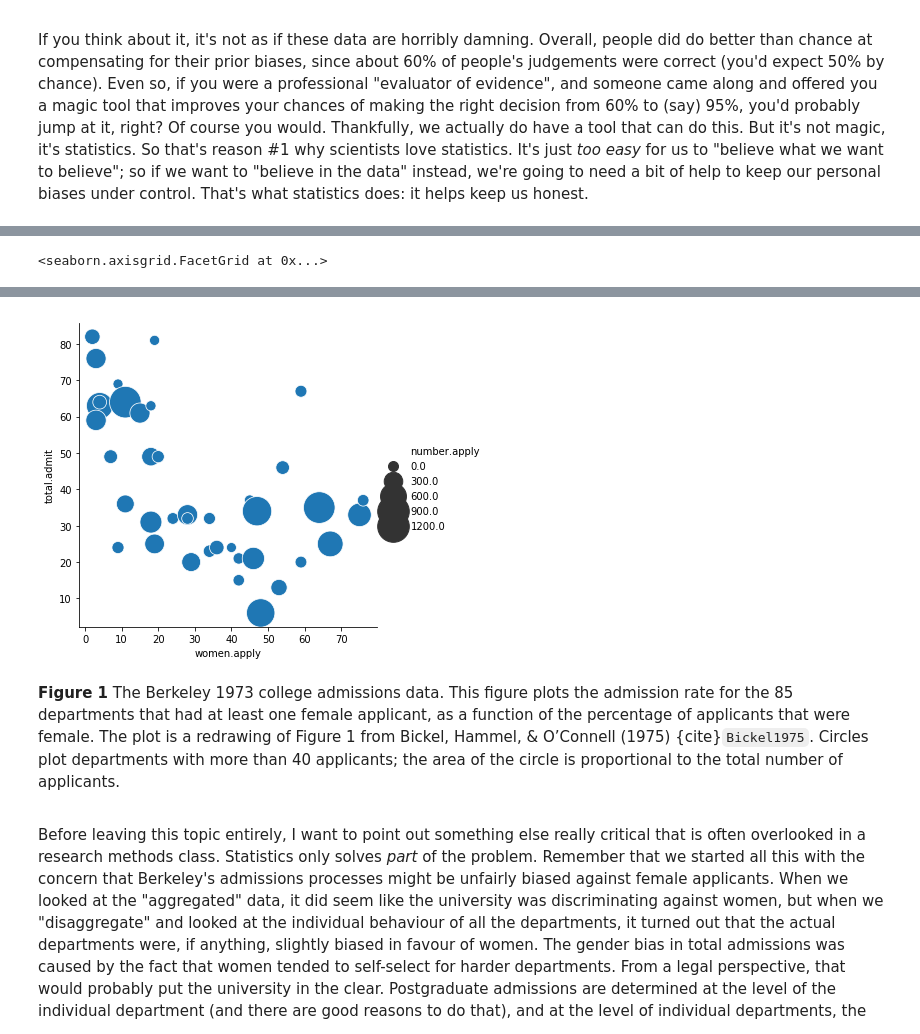
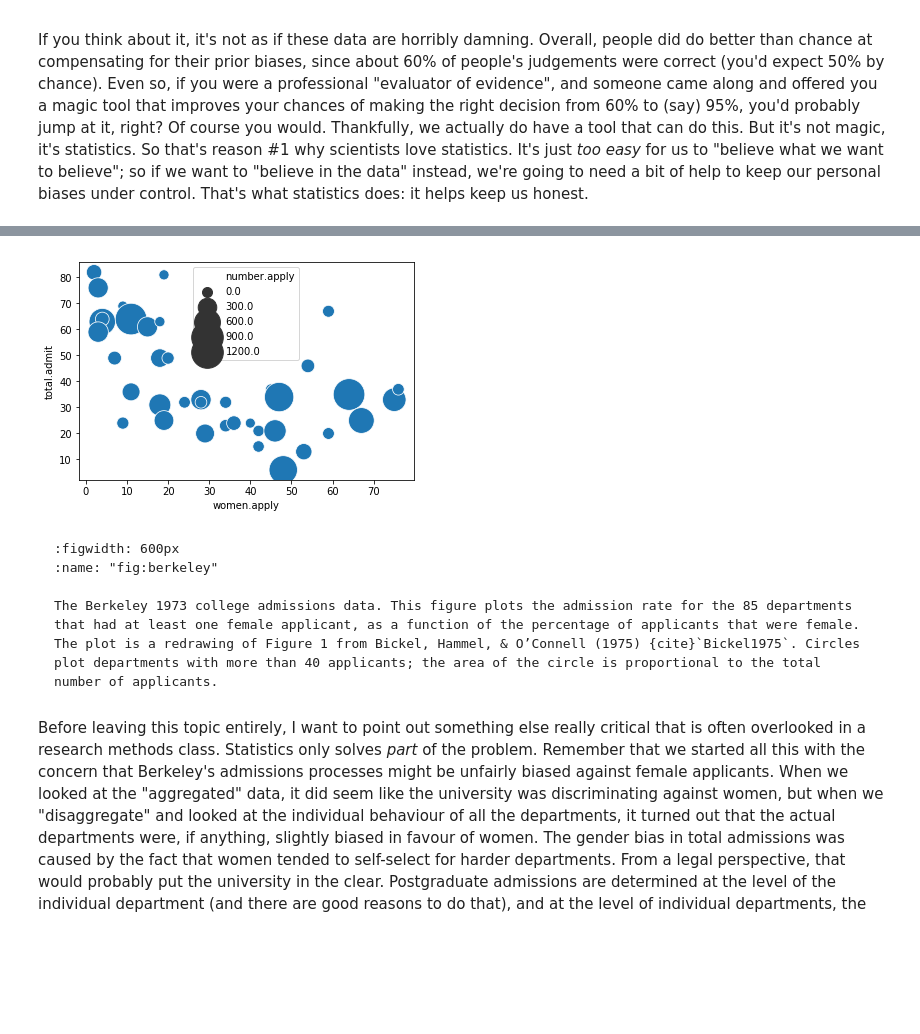
Before and after one commit to gureckis/nyu_lab_in_cognition, a Jupyter notebook: book/chapters/01/00-whystats.ipynb, the cells around one changed output, grey strips where cells are left out. Cells and saved outputs as stored; diff of their text form; code cells hidden in the pictures; blank space fills up the shorter version.

Commit message:
fixed table and figure references to use the My_ST glue functions

````diff
--- a/book/chapters/01/00-whystats.ipynb
+++ b/book/chapters/01/00-whystats.ipynb
@@ -136,6 +140,11 @@ import seaborn as sns
 
 simpsons_berkeley['number.apply.sqrt']=np.sqrt(simpsons_berkeley['number.apply'])
 
-sns.relplot(x='women.apply', y='total.admit', size='number.apply', sizes=(100,1000), data=result['berkeley'])
+fig, ax = plt.subplots()
+
+#ax.plot(np.sort(means), lw=3, c='r')
+sns.scatterplot(x='women.apply', y='total.admit', size='number.apply', sizes=(100,1000), data=result['berkeley'], ax=ax)
+#ax.set_axis_off()
+
+glue("berkeley_fig",fig, display=False)
 # %% [output]
-<seaborn.axisgrid.FacetGrid at 0x...>
@@ -142,10 +152,11 @@ sns.relplot(x='women.apply', y='total.admit', size='number.apply', sizes=(100,10
-[figure, old version]
+[figure, new version]
 # %% [markdown]
-<div class="caption" markdown='1'>
+```{glue:figure} berkeley_fig
+:figwidth: 600px
+:name: "fig:berkeley"
 
-**Figure 1** The Berkeley 1973 college admissions data. This figure plots the admission rate for the 85 departments that had at least one female applicant, as a function of the percentage of applicants that were female. The plot is a redrawing of Figure 1 from Bickel, Hammel, & O’Connell (1975) {cite}`Bickel1975`. Circles plot departments with more than 40 applicants; the area of the circle is proportional to the total number of applicants.
-
-</div>
+The Berkeley 1973 college admissions data. This figure plots the admission rate for the 85 departments that had at least one female applicant, as a function of the percentage of applicants that were female. The plot is a redrawing of Figure 1 from Bickel, Hammel, & O’Connell (1975) {cite}`Bickel1975`. Circles plot departments with more than 40 applicants; the area of the circle is proportional to the total number of applicants.
+```
 # %% [markdown]
 
 Before leaving this topic entirely, I want to point out something else really critical that is often overlooked in a research methods class. Statistics only solves *part* of the problem. Remember that we started all this with the concern that Berkeley's admissions processes might be unfairly biased against female applicants. When we looked at the "aggregated" data, it did seem like the university was discriminating against women, but when we "disaggregate" and looked at the individual behaviour of all the departments, it turned out that the actual departments were, if anything, slightly biased in favour of women. The gender bias in total admissions was caused by the fact that women tended to self-select for harder departments.  From a legal perspective, that would probably put the university in the clear. Postgraduate admissions are determined at the level of the individual department (and there are good reasons to do that), and at the level of individual departments, the decisions are more or less unbiased (the weak bias in favour of females at that level is small, and not consistent across departments). Since the university can't dictate which departments people choose to apply to, and the decision making takes place at the level of the department it can hardly be held accountable for any biases that those choices produce.
````
Also changed, not shown: parts of 6 cells of this notebook.
